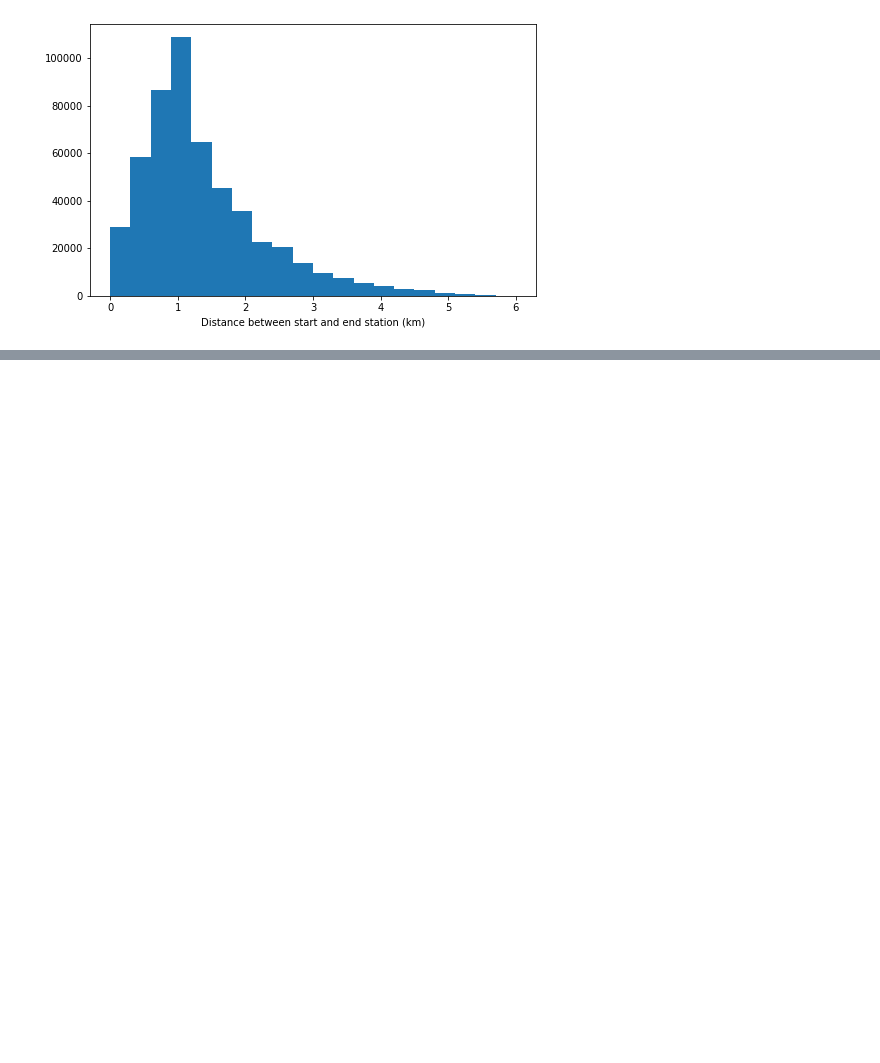
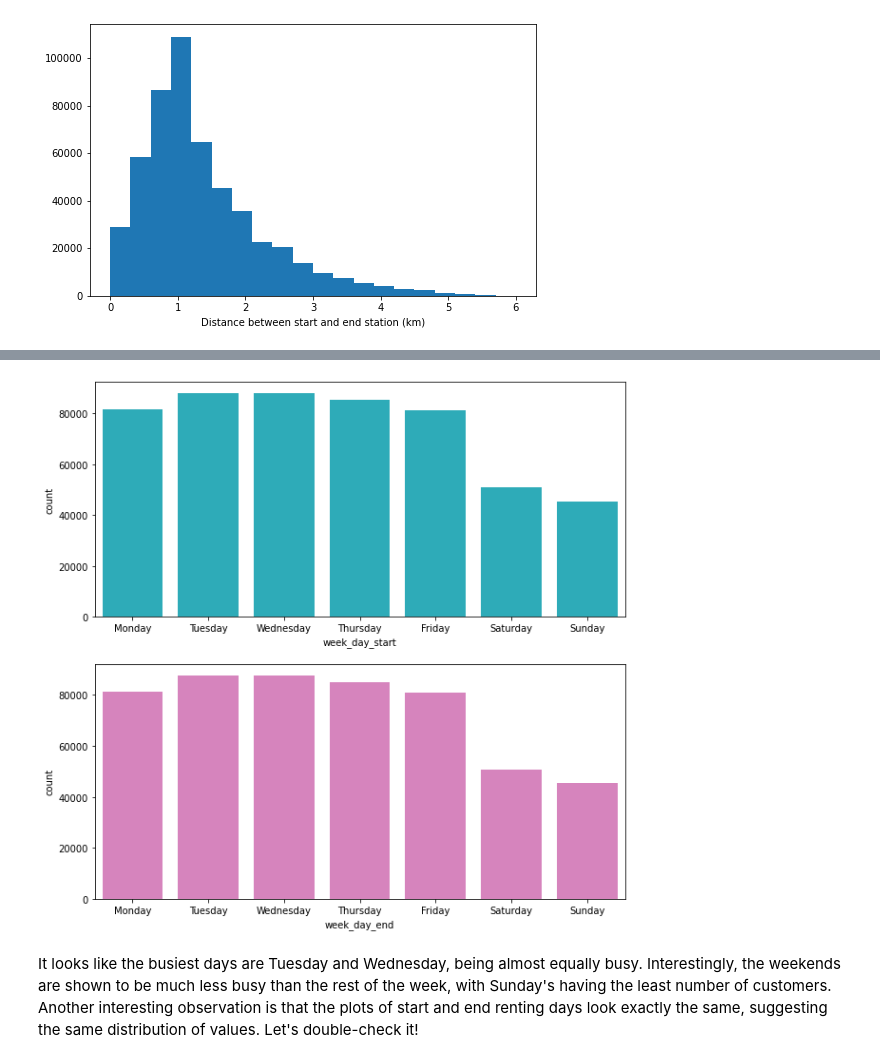
Before and after one commit to maggiekiraga/udacity-data-visualizations, a Jupyter notebook: exploratory_data_visualizations.ipynb, the cells around one changed output, grey strips where cells are left out. Saved outputs shown, nothing was run; the diff lists cells and outputs as text; code cells hidden in the pictures; blank space fills up the shorter version.

```diff
--- a/exploratory_data_visualizations.ipynb
+++ b/exploratory_data_visualizations.ipynb
@@ -401,0 +364,14 @@ the quote-formatted guide notes like this one before you finish your report!
+# %%
+# plotting barcharts for the new week day columns
+plt.figure(figsize=(10,10))
+
+plt.subplot(2,1,1)
+sb.countplot(data = trip_data, x='week_day_start', color=blue, order=week_days)
+
+plt.subplot(2,1,2)
+sb.countplot(data = trip_data, x='week_day_end', color=pink, order=week_days)
+plt.show()
+# %% [output]
+[figure, added]
+# %% [markdown]
+It looks like the busiest days are Tuesday and Wednesday, being almost equally busy. Interestingly, the weekends are shown to be much less busy than the rest of the week, with Sunday's having the least number of customers. Another interesting observation is that the plots of start and end renting days look exactly the same, suggesting the same distribution of values. Let's double-check it!
```
Also changed, not shown: parts of 61 cells of this notebook.
